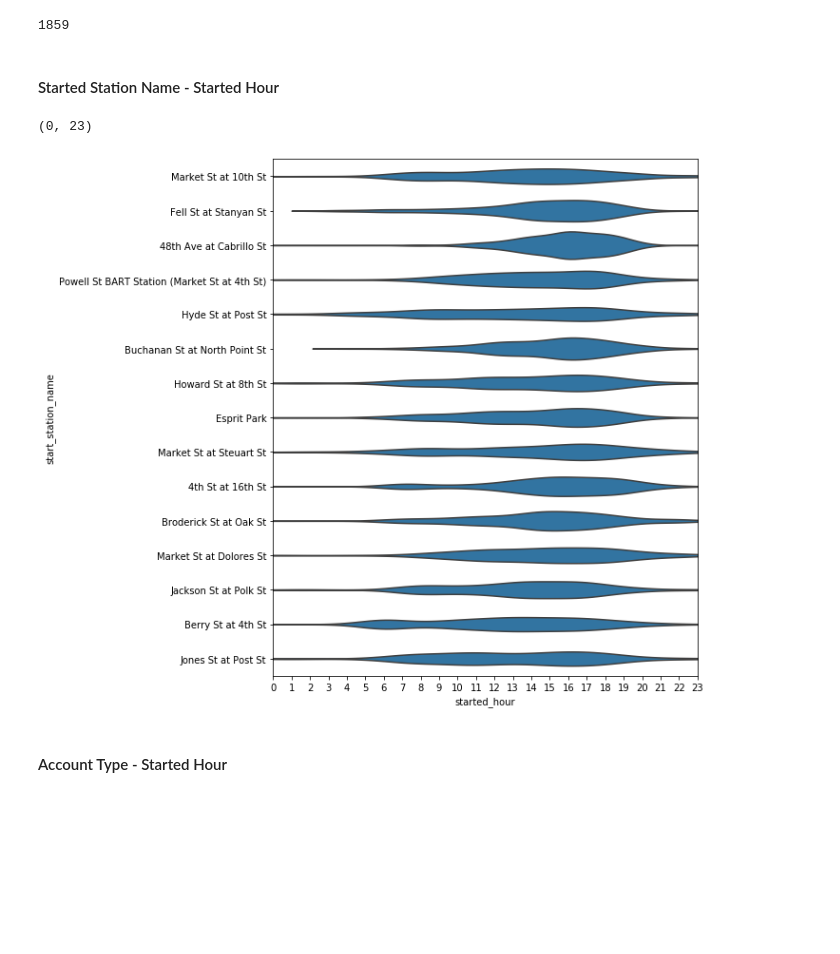
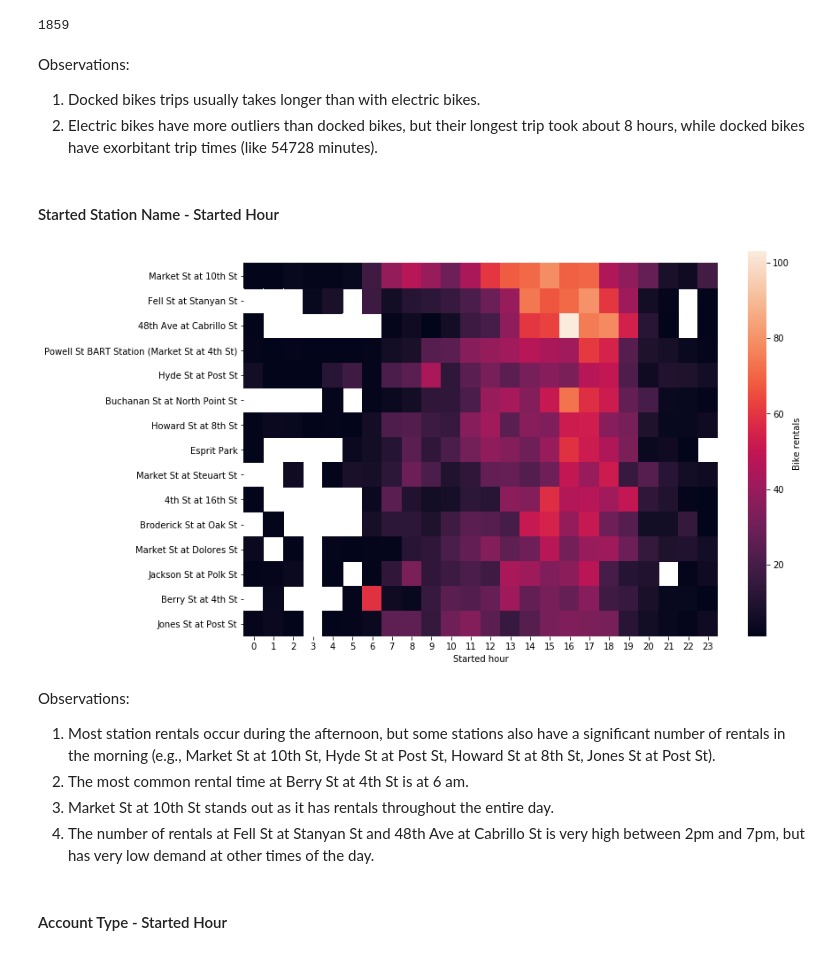
Before and after one commit to Nevesgmd/bay-wheels-data-analysis, a Jupyter notebook: exploration.ipynb, the cells around one changed output. Cells and saved outputs as stored; diff of their text form; code cells hidden in the pictures; blank space fills up the shorter version.

```diff
--- a/exploration.ipynb
+++ b/exploration.ipynb
@@ -516,17 +526,32 @@ len(clean_trip_data.query('trip_time > 46 and rideable_type == "electric_bike"')
 len(clean_trip_data.query('trip_time > 61 and rideable_type == "docked_bike"'))
 # %% [output]
 1859
+# %% [markdown]
+Observations:
+1. Docked bikes trips usually takes longer than with electric bikes.
+2. Electric bikes have more outliers than docked bikes, but their longest trip took about 8 hours, while docked bikes have exorbitant trip times (like 54728 minutes).
 # %% [markdown]
 #### Started Station Name - Started Hour
-# %%
-plt.figure(figsize=(8, 10))
-sns.violinplot(data=clean_trip_data, x='started_hour', y='start_station_name',
-               color=base_color, order=popular_start_stations, inner = None)
-plt.xticks(range(0, 24));
-plt.xlim(0, 23)
-# %% [output]
-(0, 23)
-[figure, removed]
+# %%
+top_stations_df = clean_trip_data[clean_trip_data.start_station_name.isin(popular_start_stations.values)]
+
+plt.figure(figsize=(12, 8))
+ct_counts = top_stations_df.groupby(['started_hour', 'start_station_name']).size()
+ct_counts = ct_counts.reset_index()
+ct_counts = ct_counts.pivot(index = 'start_station_name', columns = 'started_hour')
+ct_counts = ct_counts.reindex(index = popular_start_stations)
+ax = sns.heatmap(ct_counts, cbar_kws={'label': 'Bike rentals'})
+plt.xlabel('Started hour')
+ax.set_ylim(len(popular_start_stations.values), -0.5)
+ax.set_xticklabels(range(0, 24), rotation=0);
+# %% [output]
+[figure, added]
+# %% [markdown]
+Observations:
+1. Most station rentals occur during the afternoon, but some stations also have a significant number of rentals in the morning (e.g., Market St at 10th St, Hyde St at Post St, Howard St at 8th St, Jones St at Post St).
+2. The most common rental time at Berry St at 4th St is at 6 am.
+3. Market St at 10th St stands out as it has rentals throughout the entire day.
+4. The number of rentals at Fell St at Stanyan St and 48th Ave at Cabrillo St is very high between 2pm and 7pm, but has very low demand at other times of the day.
 # %% [markdown]
 #### Account Type - Started Hour
 # %%
```
Also changed, not shown: parts of 25 cells of this notebook.
